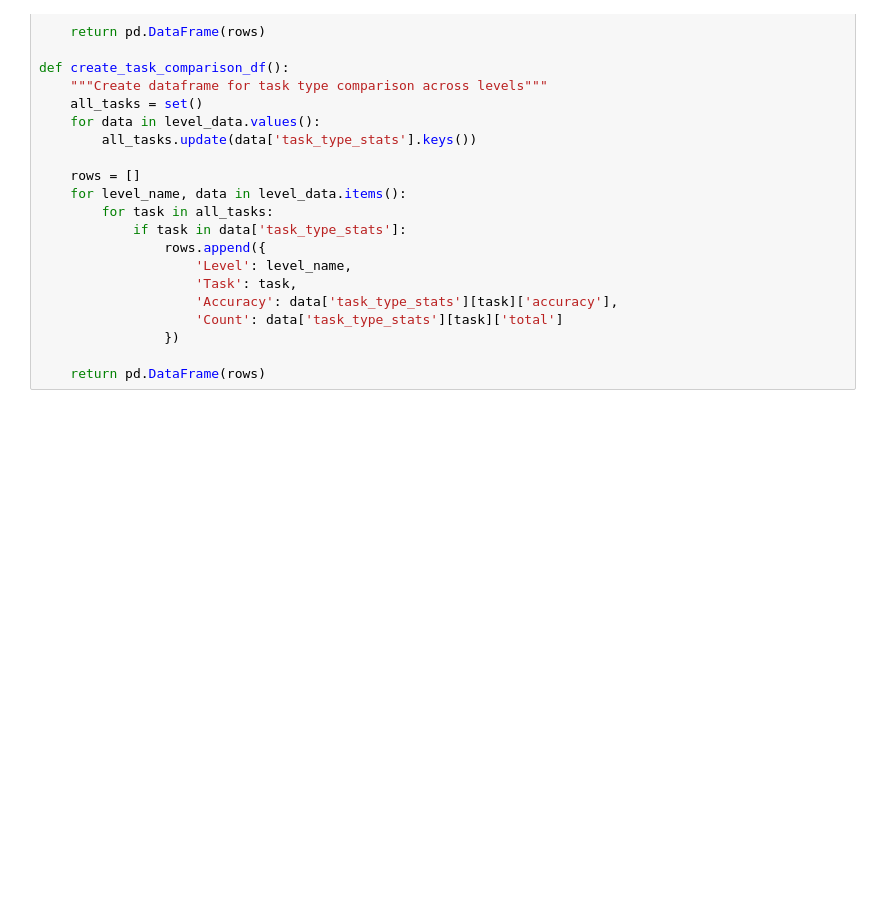
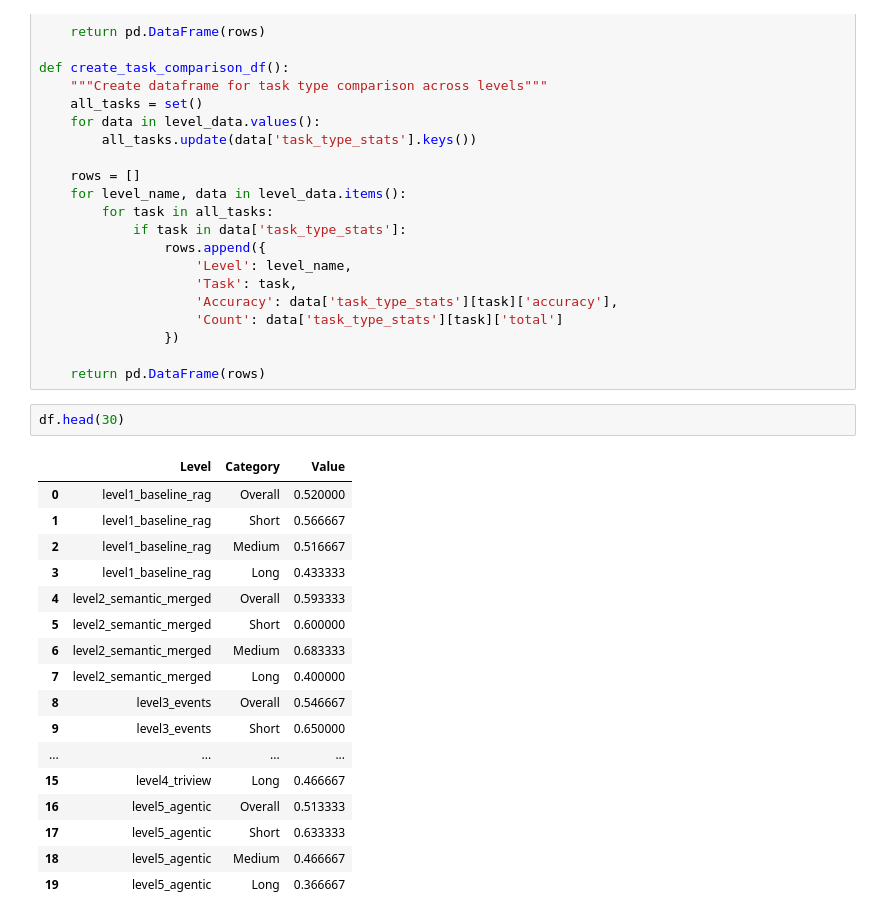
Before and after one commit to bkennedy13/vlm-context-engineering, a Jupyter notebook: analyze_results.ipynb, the cells around one changed output. Drawn from its saved outputs; the diff is of its cells as text; blank space fills up the shorter version.

```diff
--- a/analyze_results.ipynb
+++ b/analyze_results.ipynb
@@ -78,6 +79,26 @@ def create_task_comparison_df():
                 })
 
     return pd.DataFrame(rows)
+# %%
+df.head(30)
+# %% [output]
+|  | Level | Category | Value |
+| 0 | level1_baseline_rag | Overall | 0.520000 |
+| 1 | level1_baseline_rag | Short | 0.566667 |
+| 2 | level1_baseline_rag | Medium | 0.516667 |
+| 3 | level1_baseline_rag | Long | 0.433333 |
+| 4 | level2_semantic_merged | Overall | 0.593333 |
+| 5 | level2_semantic_merged | Short | 0.600000 |
+| 6 | level2_semantic_merged | Medium | 0.683333 |
+| 7 | level2_semantic_merged | Long | 0.400000 |
+| 8 | level3_events | Overall | 0.546667 |
+| 9 | level3_events | Short | 0.650000 |
+| ... | ... | ... | ... |
+| 15 | level4_triview | Long | 0.466667 |
+| 16 | level5_agentic | Overall | 0.513333 |
+| 17 | level5_agentic | Short | 0.633333 |
+| 18 | level5_agentic | Medium | 0.466667 |
+| 19 | level5_agentic | Long | 0.366667 |
 # %%
 # %% 1. ACCURACY COMPARISON PLOTS
 
```
Also changed, not shown: parts of 4 cells of this notebook, 6 other files.
